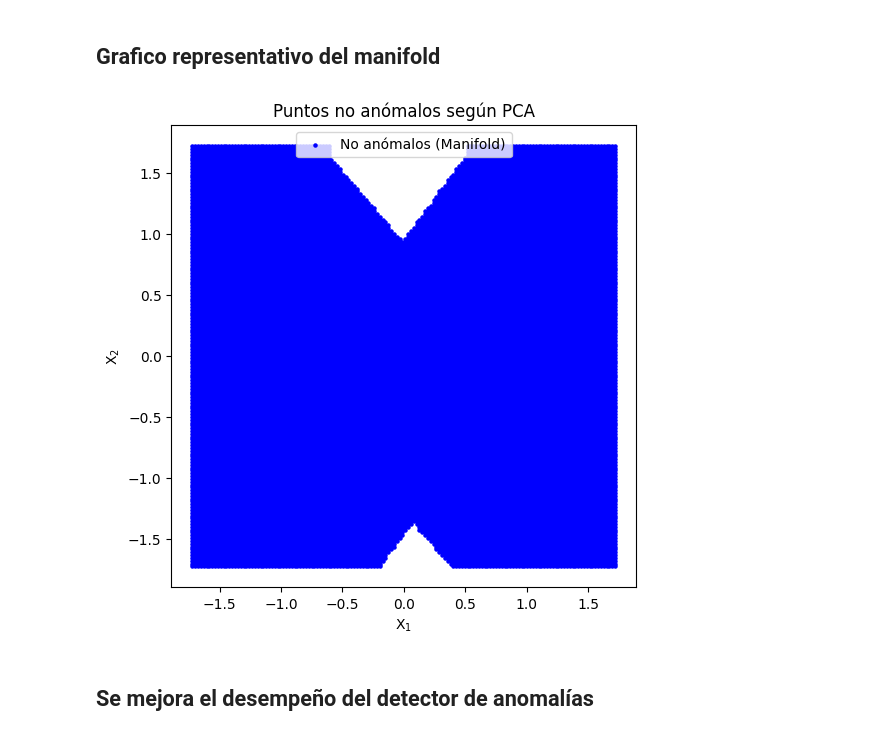
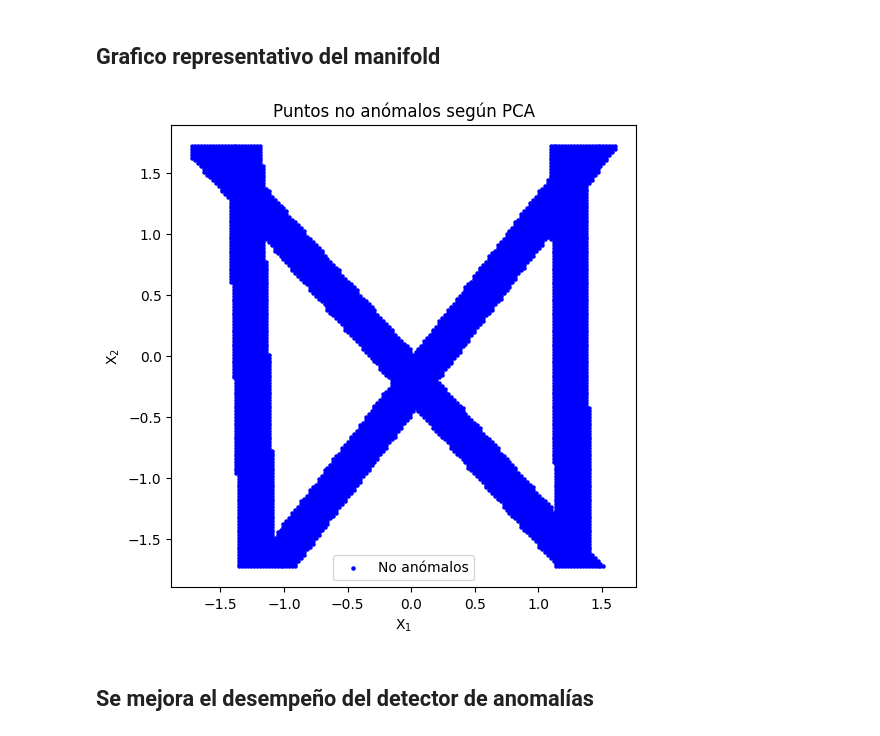
Before and after one commit to Jsar9/Signal-Processing-Workshop, a Jupyter notebook: TPs/TP7/TP7_SARMIENTO_104241.ipynb, the cells around one changed output. Cells and saved outputs as stored; diff of their text form; code cells hidden in the pictures.

```diff
--- a/TPs/TP7/TP7_SARMIENTO_104241.ipynb
+++ b/TPs/TP7/TP7_SARMIENTO_104241.ipynb
@@ -41,7 +41,7 @@ X = G + 0.05 * Z
 means = np.mean(X, axis=0)
 stds = np.std(X, axis=0)
 
-X_norm = (X - means) / (stds + 1e-8)
+X_norm = (X - means) / (stds)
 
 print(U.shape)
 print(Z.shape)
@@ -551,36 +551,43 @@ x2 = (x2-np.mean(x2)) / np.std(x2)
 X1, X2 = np.meshgrid(x1, x2) #Se construye la grilla 2D
 grid_points = np.c_[X1.ravel(), X2.ravel()] #Se aplanan los datos y se concatenan las columnas
 
 
 errors=[]
 for k, pca_k in enumerate(pcas):
+    # Le asigno un cluster a cada punto de la grilla
+    cluster = em_model.predict()[0]
     Z = pca_k.transform(grid_points)    #Transformacion
     X_r = pca_k.inverse_transform(Z)    #Inversion
+
     #Se calcula el error  medio de la grilla reconstruida con respecto a la grilla original
     errors.append(np.mean((grid_points - X_r)**2, axis=1))
 
 
 errors = np.array(errors)
+
+#Se toma el error mínimo de los PCA para cada punto de la grilla
 errors = np.min(errors, axis=0)
-threshold = np.percentile(errors, 95)
+
+threshold = 0.01
+#Se toman los valores no anomalos
 not_anomalies = grid_points[errors < threshold]
 
 # print(len(pcas))
 # print(errors.shape)
 # print(not_anomalies.shape)
 # print(grid_points.shape)
 
 
 plt.figure(figsize=(6,6))
 plt.scatter(not_anomalies[:,0], not_anomalies[:,1],
-            s=5, c='blue', label='No anómalos (Manifold)')
+            s=5, c='blue', label='No anómalos')
 plt.xlabel(r'$\text{X}_1$')
 plt.ylabel(r'$\text{X}_2$')
 plt.title('Puntos no anómalos según PCA')
 plt.legend()
 plt.show()
 # %% [output]
-[figure, old version]
+[figure, new version]
 # %% [markdown]
 ## Se mejora el desempeño del detector de anomalías
 # %%
```
Also changed, not shown: parts of 2 cells of this notebook.
